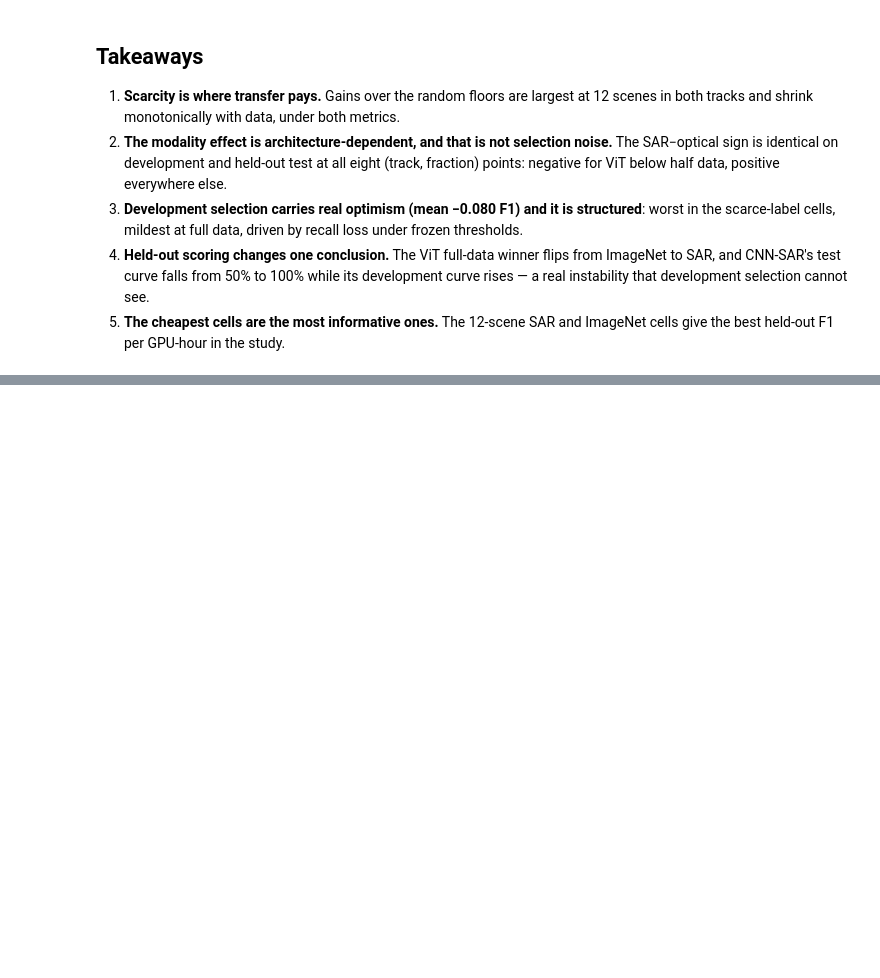
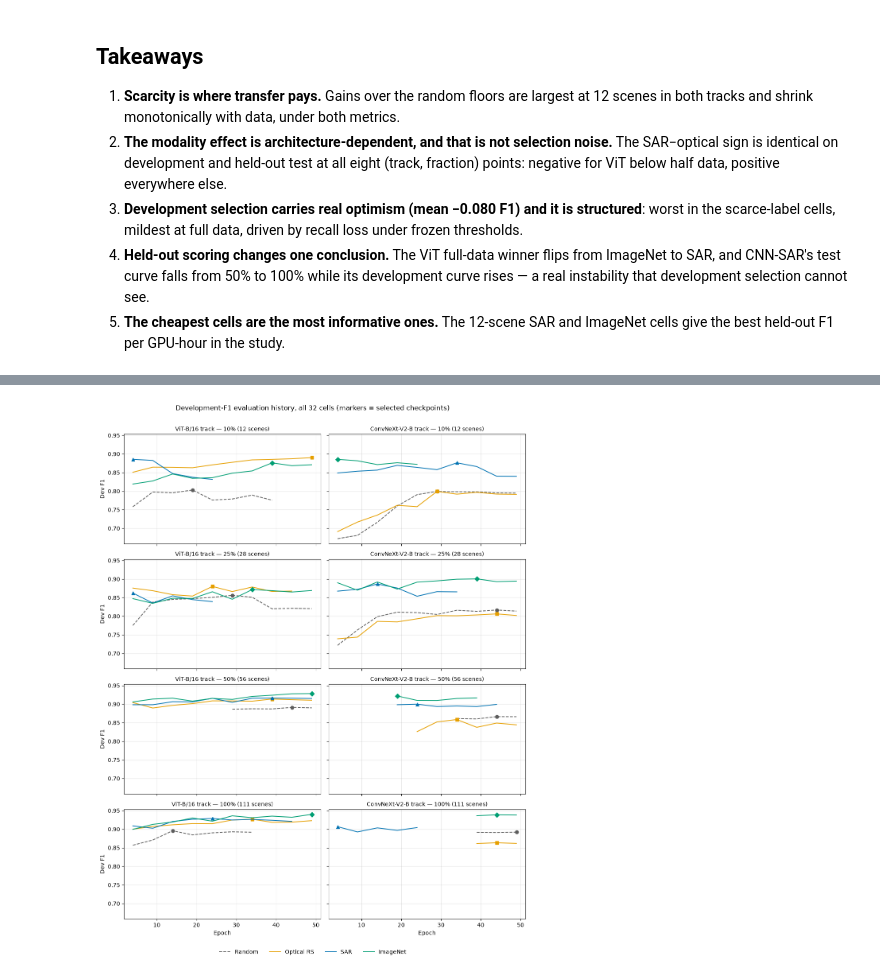
Before and after one commit to jroth1414/SAR-VesselBench, a Jupyter notebook: src/analysis/analysis.ipynb, the cells around one changed output, grey strips where cells are left out. Saved outputs shown, nothing was run; the diff lists cells and outputs as text; code cells hidden in the pictures; blank space fills up the shorter version.

```diff
--- a/src/analysis/analysis.ipynb
+++ b/src/analysis/analysis.ipynb
@@ -488,0 +497,41 @@ to test unchanged.
+# %%
+SCENES = {10: 12, 25: 28, 50: 56, 100: 111}
+
+def cell_id(track, role, frac):
+    return next(
+        e for e, c in validated["cells"].items()
+        if c["track"] == track and c["role"] == role and c["label_fraction"] == frac
+    )
+
+fig, axes = plt.subplots(4, 2, figsize=(11, 14), sharex=True, sharey=True)
+for row_i, frac in enumerate(FRACS):
+    for col_i, track in enumerate(("vit", "cnn")):
+        ax = axes[row_i][col_i]
+        for role in ROLE_ORDER:
+            exp_id = cell_id(track, role, frac)
+            curve = pd.read_csv(REPO / "results/h100/evidence" / exp_id / "metrics.csv")
+            curve = curve[curve.dev_f1.notna()][["epoch", "dev_f1"]]
+            ax.plot(
+                curve.epoch, curve.dev_f1,
+                color=ROLE_COLOR[role],
+                linestyle="--" if role == "floor" else "-",
+                linewidth=1.4,
+                label=ROLE_LABEL[role] if (row_i, col_i) == (0, 0) else None,
+            )
+            info = validated["cells"][exp_id]
+            ax.plot(
+                [info["best_epoch"]], [info["dev_f1"]],
+                marker=ROLE_MARKER[role], color=ROLE_COLOR[role], markersize=6,
+            )
+        ax.set_title(f"{TRACK_LABEL[track]} — {frac}% ({SCENES[frac]} scenes)", fontsize=10)
+        ax.grid(alpha=0.3)
+for ax in axes[3]:
+    ax.set_xlabel("Epoch")
+for row in axes:
+    row[0].set_ylabel("Dev F1")
+fig.legend(loc="lower center", ncol=4, frameon=False)
+fig.suptitle("Development-F1 evaluation history, all 32 cells (markers = selected checkpoints)", y=0.995)
+fig.tight_layout(rect=(0, 0.03, 1, 0.99))
+plt.show()
+# %% [output]
+[figure, added]
```
Also changed, not shown: parts of 3 cells of this notebook.
